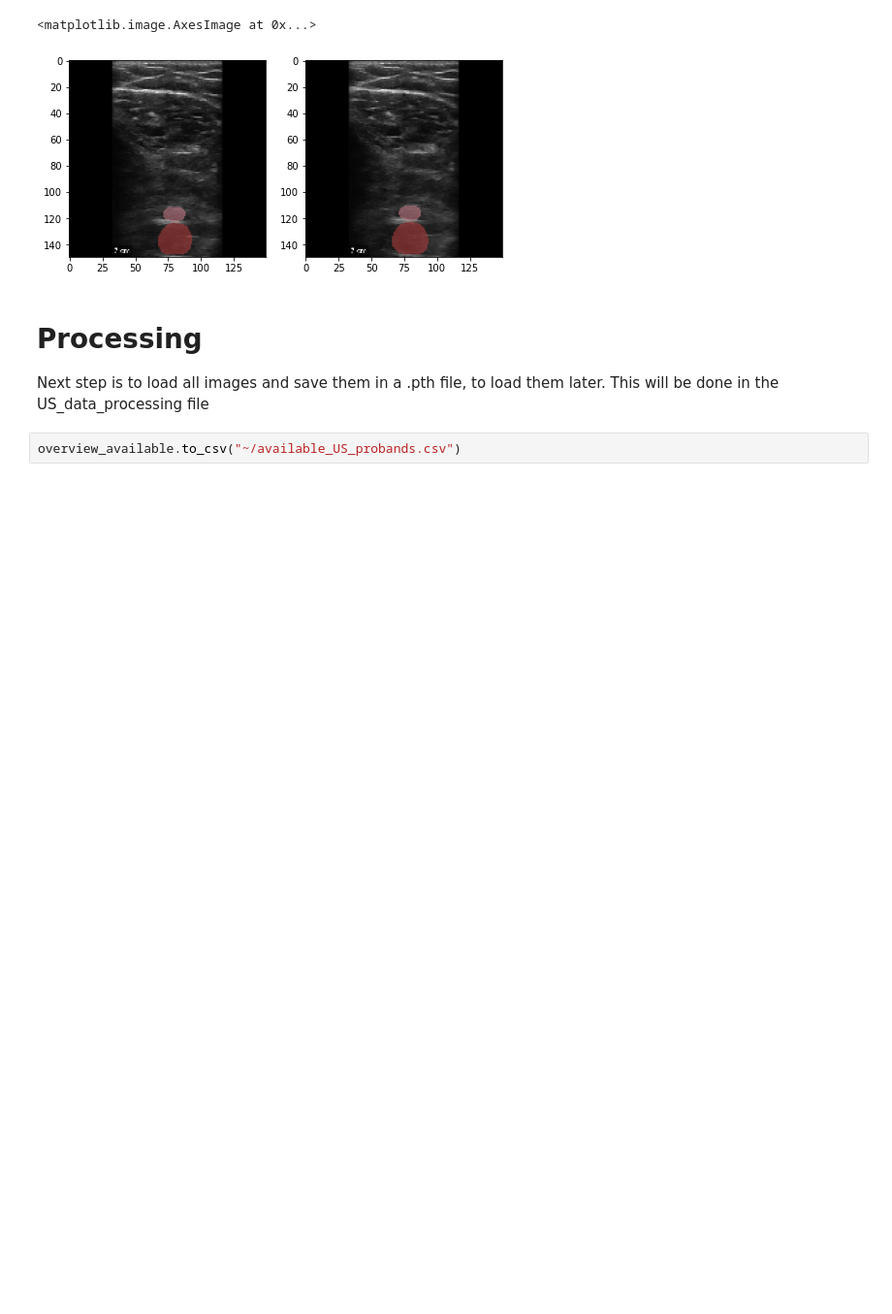
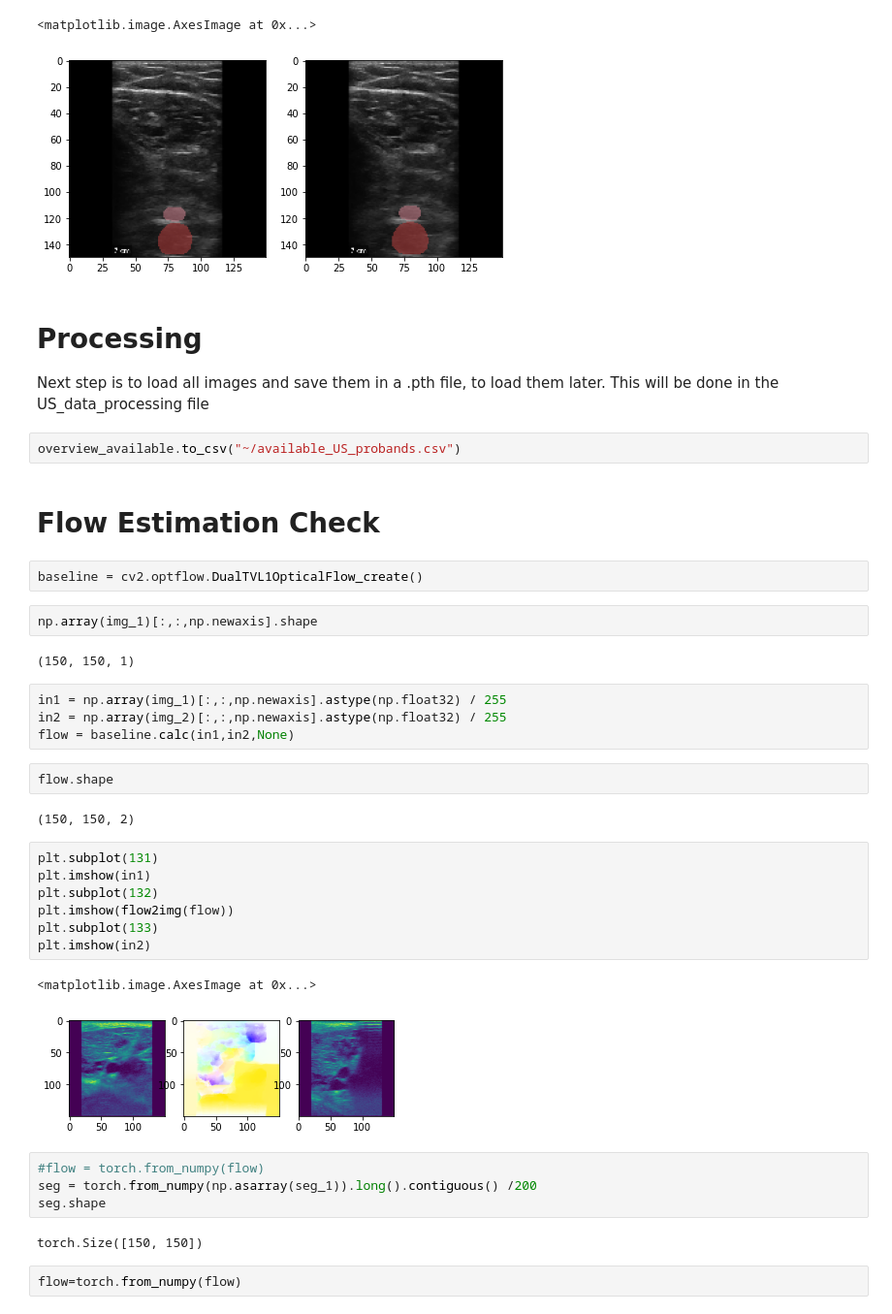
Before and after one commit to TillNicke/KD-for-optical-flow, a Jupyter notebook: US_data_exploration.ipynb, the cells around one changed output. Shown at 97% size. Cells and saved outputs as stored; diff of their text form; blank space fills up the shorter version.

```diff
--- a/US_data_exploration.ipynb
+++ b/US_data_exploration.ipynb
@@ -367,3 +377,37 @@ plt.imshow(plots[5][1])
 Next step is to load all images and save them in a .pth file, to load them later. This will be done in the US_data_processing file
 # %%
 overview_available.to_csv("~/available_US_probands.csv")
+# %% [markdown]
+# Flow Estimation Check
+# %%
+baseline = cv2.optflow.DualTVL1OpticalFlow_create()
+# %%
+np.array(img_1)[:,:,np.newaxis].shape
+# %% [output]
+(150, 150, 1)
+# %%
+in1 = np.array(img_1)[:,:,np.newaxis].astype(np.float32) / 255
+in2 = np.array(img_2)[:,:,np.newaxis].astype(np.float32) / 255
+flow = baseline.calc(in1,in2,None)
+# %%
+flow.shape
+# %% [output]
+(150, 150, 2)
+# %%
+plt.subplot(131)
+plt.imshow(in1)
+plt.subplot(132)
+plt.imshow(flow2img(flow))
+plt.subplot(133)
+plt.imshow(in2)
+# %% [output]
+<matplotlib.image.AxesImage at 0x...>
+[figure, added]
+# %%
+#flow = torch.from_numpy(flow)
+seg = torch.from_numpy(np.asarray(seg_1)).long().contiguous() /200
+seg.shape
+# %% [output]
+torch.Size([150, 150])
+# %%
+flow=torch.from_numpy(flow)
```
Also changed, not shown: parts of 32 cells of this notebook.
